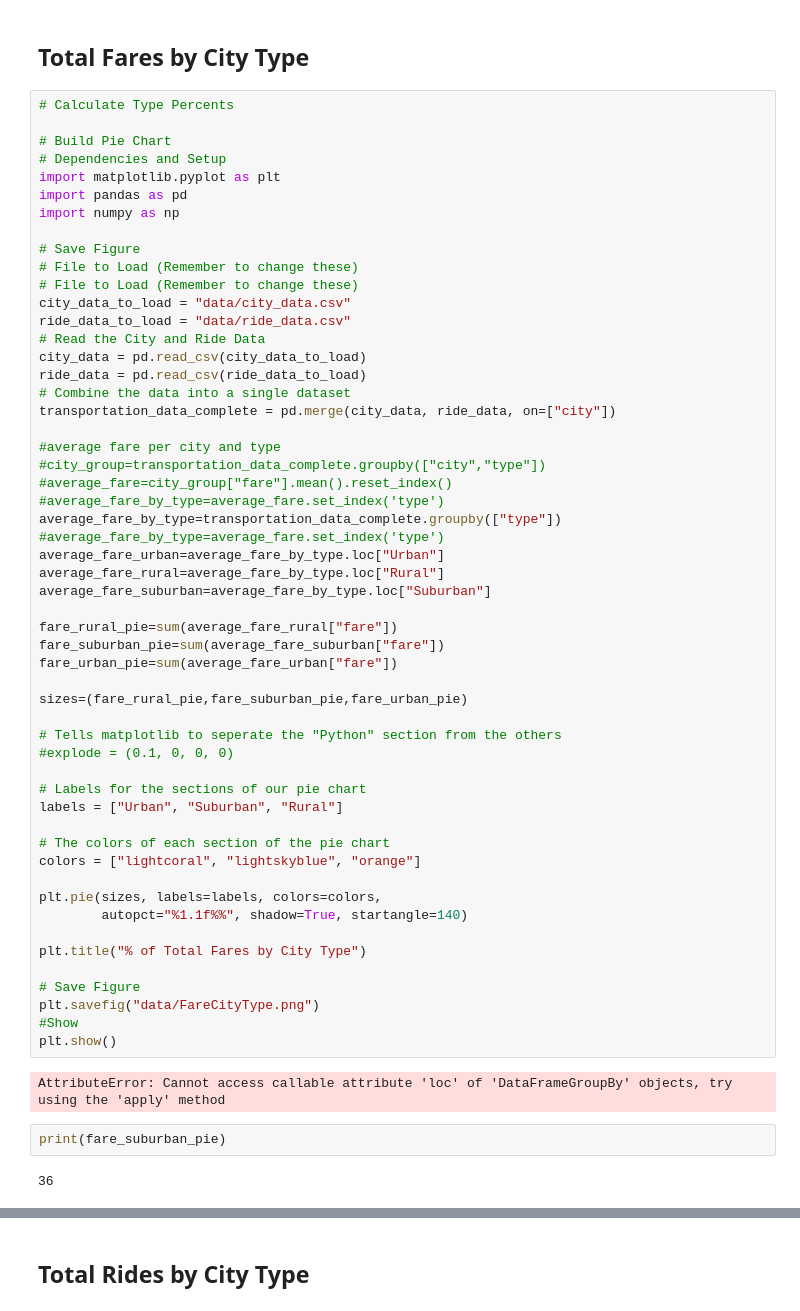
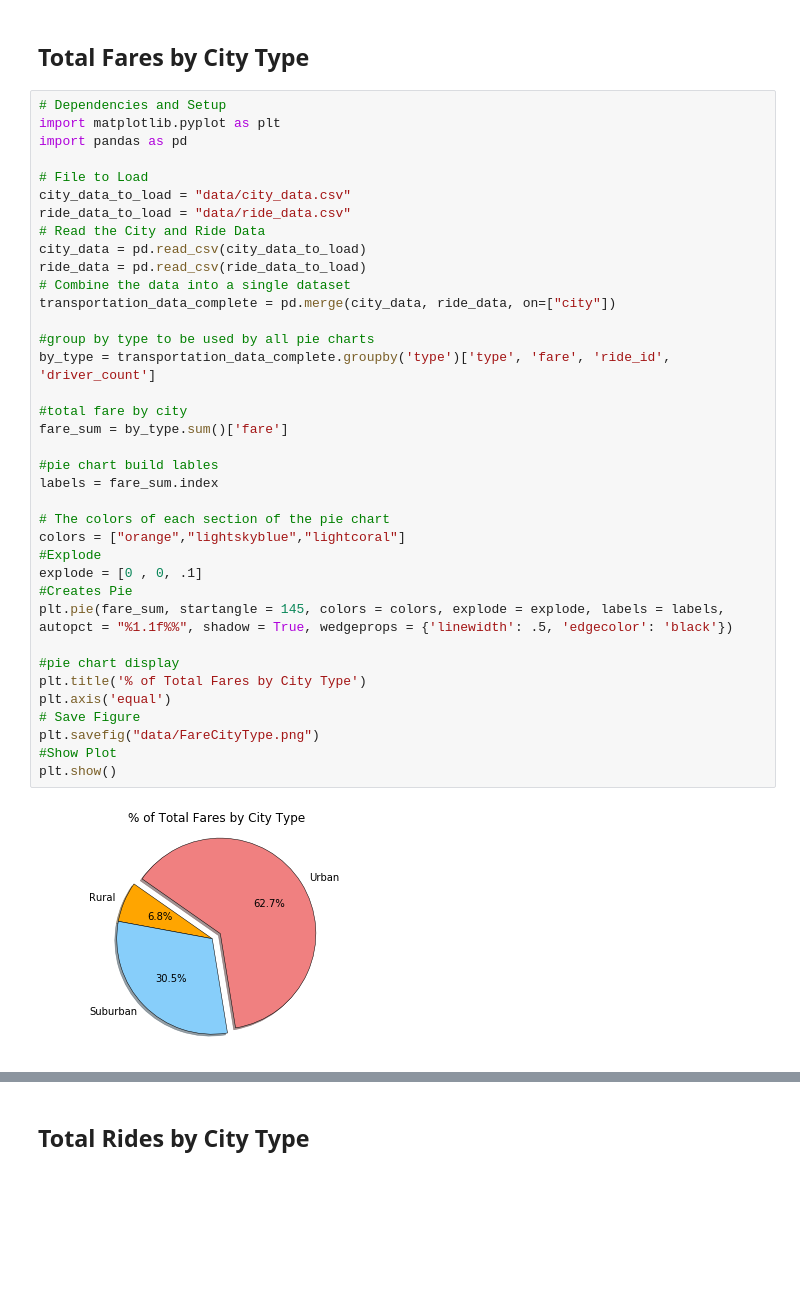
Before and after one commit to vabigdatamover/Barhorst_DataBootCamp_HW, a Jupyter notebook: Barhorst-Homework/Unit_5_Matplolib_Homework/Pyber/Barhorst_Matplotlib_v1.ipynb, the cells around one changed output, grey strips where cells are left out. Drawn from its saved outputs; the diff is of its cells as text; blank space fills up the shorter version.

```diff
--- a/Barhorst-Homework/Unit_5_Matplolib_Homework/Pyber/Barhorst_Matplotlib_v1.ipynb
+++ b/Barhorst-Homework/Unit_5_Matplolib_Homework/Pyber/Barhorst_Matplotlib_v1.ipynb
@@ -100,62 +100,41 @@ plt.show()
 # %% [markdown]
 ## Total Fares by City Type
 # %%
-# Calculate Type Percents
-
-# Build Pie Chart
 # Dependencies and Setup
 import matplotlib.pyplot as plt
 import pandas as pd
-import numpy as np
 
-# Save Figure
-# File to Load (Remember to change these)
-# File to Load (Remember to change these)
+# File to Load
 city_data_to_load = "data/city_data.csv"
 ride_data_to_load = "data/ride_data.csv"
 # Read the City and Ride Data
 city_data = pd.read_csv(city_data_to_load)
 ride_data = pd.read_csv(ride_data_to_load)
 # Combine the data into a single dataset
 transportation_data_complete = pd.merge(city_data, ride_data, on=["city"])
 
-#average fare per city and type
-#city_group=transportation_data_complete.groupby(["city","type"])
-#average_fare=city_group["fare"].mean().reset_index()
-#average_fare_by_type=average_fare.set_index('type')
-average_fare_by_type=transportation_data_complete.groupby(["type"])
-#average_fare_by_type=average_fare.set_index('type')
-average_fare_urban=average_fare_by_type.loc["Urban"]
-average_fare_rural=average_fare_by_type.loc["Rural"]
-average_fare_suburban=average_fare_by_type.loc["Suburban"]
+#group by type to be used by all pie charts
+by_type = transportation_data_complete.groupby('type')['type', 'fare', 'ride_id', 'driver_count']
 
-fare_rural_pie=sum(average_fare_rural["fare"])
-fare_suburban_pie=sum(average_fare_suburban["fare"])
-fare_urban_pie=sum(average_fare_urban["fare"])
+#total fare by city
+fare_sum = by_type.sum()['fare']
 
-sizes=(fare_rural_pie,fare_suburban_pie,fare_urban_pie)
-
-# Tells matplotlib to seperate the "Python" section from the others
-#explode = (0.1, 0, 0, 0)
-
-# Labels for the sections of our pie chart
-labels = ["Urban", "Suburban", "Rural"]
+#pie chart build lables
+labels = fare_sum.index
 
 # The colors of each section of the pie chart
-colors = ["lightcoral", "lightskyblue", "orange"]
+colors = ["orange","lightskyblue","lightcoral"]
+#Explode
+explode = [0 , 0, .1]
+#Creates Pie
+plt.pie(fare_sum, startangle = 145, colors = colors, explode = explode, labels = labels, autopct = "%1.1f%%", shadow = True, wedgeprops = {'linewidth': .5, 'edgecolor': 'black'})
 
-plt.pie(sizes, labels=labels, colors=colors,
-        autopct="%1.1f%%", shadow=True, startangle=140)
-
-plt.title("% of Total Fares by City Type")
-
+#pie chart display
+plt.title('% of Total Fares by City Type')
+plt.axis('equal')
 # Save Figure
 plt.savefig("data/FareCityType.png")
-#Show
+#Show Plot
 plt.show()
 # %% [output]
-AttributeError: Cannot access callable attribute 'loc' of 'DataFrameGroupBy' objects, try using the 'apply' method
+[figure, added]
-# %%
-print(fare_suburban_pie)
-# %% [output]
-36
```
Also changed, not shown: parts of 2 cells of this notebook, 1 other file.
